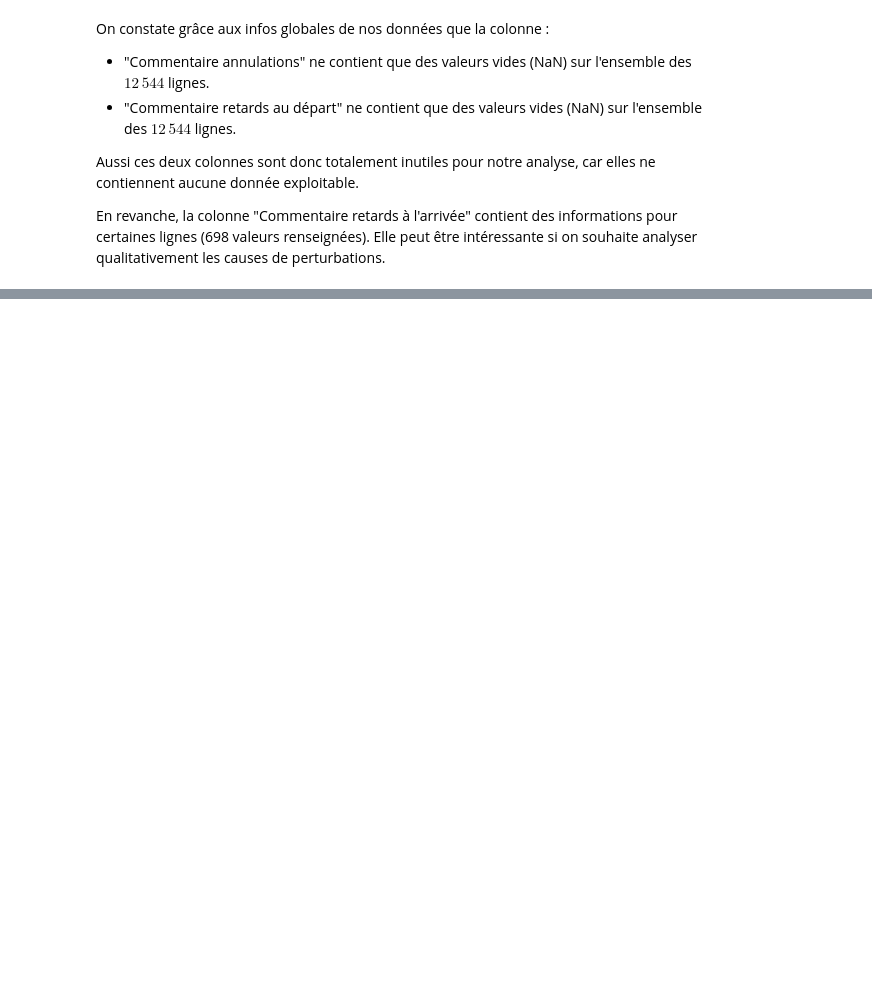
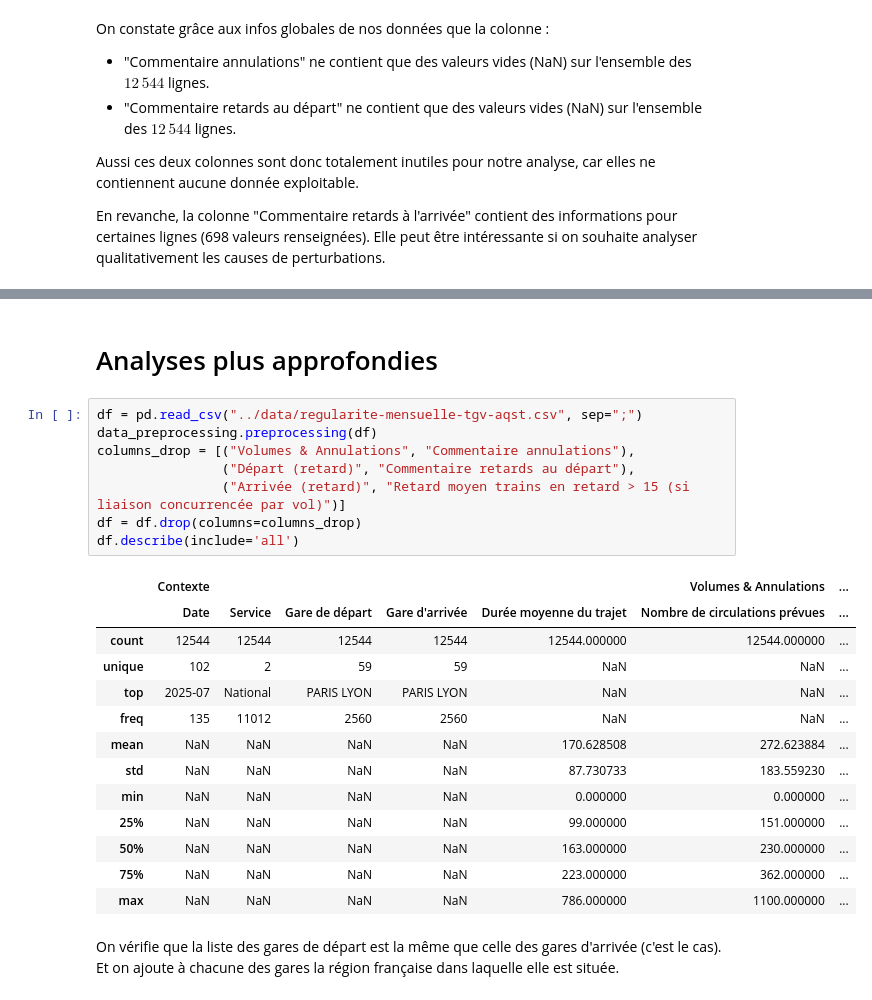
Before and after one commit to Luca-Hachani/SNCF-Project, a Jupyter notebook: poc/EDA_luca.ipynb, the cells around one changed output, grey strips where cells are left out. Cells and saved outputs as stored; diff of their text form; blank space fills up the shorter version.

```diff
--- a/poc/EDA_luca.ipynb
+++ b/poc/EDA_luca.ipynb
@@ -84,0 +184,26 @@ En revanche, la colonne "Commentaire retards à l'arrivée" contient des informa
+# %% [markdown]
+# Analyses plus approfondies
+# %%
+df = pd.read_csv("../data/regularite-mensuelle-tgv-aqst.csv", sep=";")
+data_preprocessing.preprocessing(df)
+columns_drop = [("Volumes & Annulations", "Commentaire annulations"),
+                ("Départ (retard)", "Commentaire retards au départ"),
+                ("Arrivée (retard)", "Retard moyen trains en retard > 15 (si liaison concurrencée par vol)")]
+df = df.drop(columns=columns_drop)
+df.describe(include='all')
+# %% [output]
+|  | Contexte |  |  |  |  | Volumes & Annulations | ... |
+|  | Date | Service | Gare de départ | Gare d'arrivée | Durée moyenne du trajet | Nombre de circulations prévues | ... |
+| count | 12544 | 12544 | 12544 | 12544 | 12544.000000 | 12544.000000 | ... |
+| unique | 102 | 2 | 59 | 59 | NaN | NaN | ... |
+| top | 2025-07 | National | PARIS LYON | PARIS LYON | NaN | NaN | ... |
+| freq | 135 | 11012 | 2560 | 2560 | NaN | NaN | ... |
+| mean | NaN | NaN | NaN | NaN | 170.628508 | 272.623884 | ... |
+| std | NaN | NaN | NaN | NaN | 87.730733 | 183.559230 | ... |
+| min | NaN | NaN | NaN | NaN | 0.000000 | 0.000000 | ... |
+| 25% | NaN | NaN | NaN | NaN | 99.000000 | 151.000000 | ... |
+| 50% | NaN | NaN | NaN | NaN | 163.000000 | 230.000000 | ... |
+| 75% | NaN | NaN | NaN | NaN | 223.000000 | 362.000000 | ... |
+| max | NaN | NaN | NaN | NaN | 786.000000 | 1100.000000 | ... |
+# %% [markdown]
+On vérifie que la liste des gares de départ est la même que celle des gares d'arrivée (c'est le cas). Et on ajoute à chacune des gares la région française dans laquelle elle est située.
```
Also changed, not shown: parts of 22 cells of this notebook, 3 other files.
